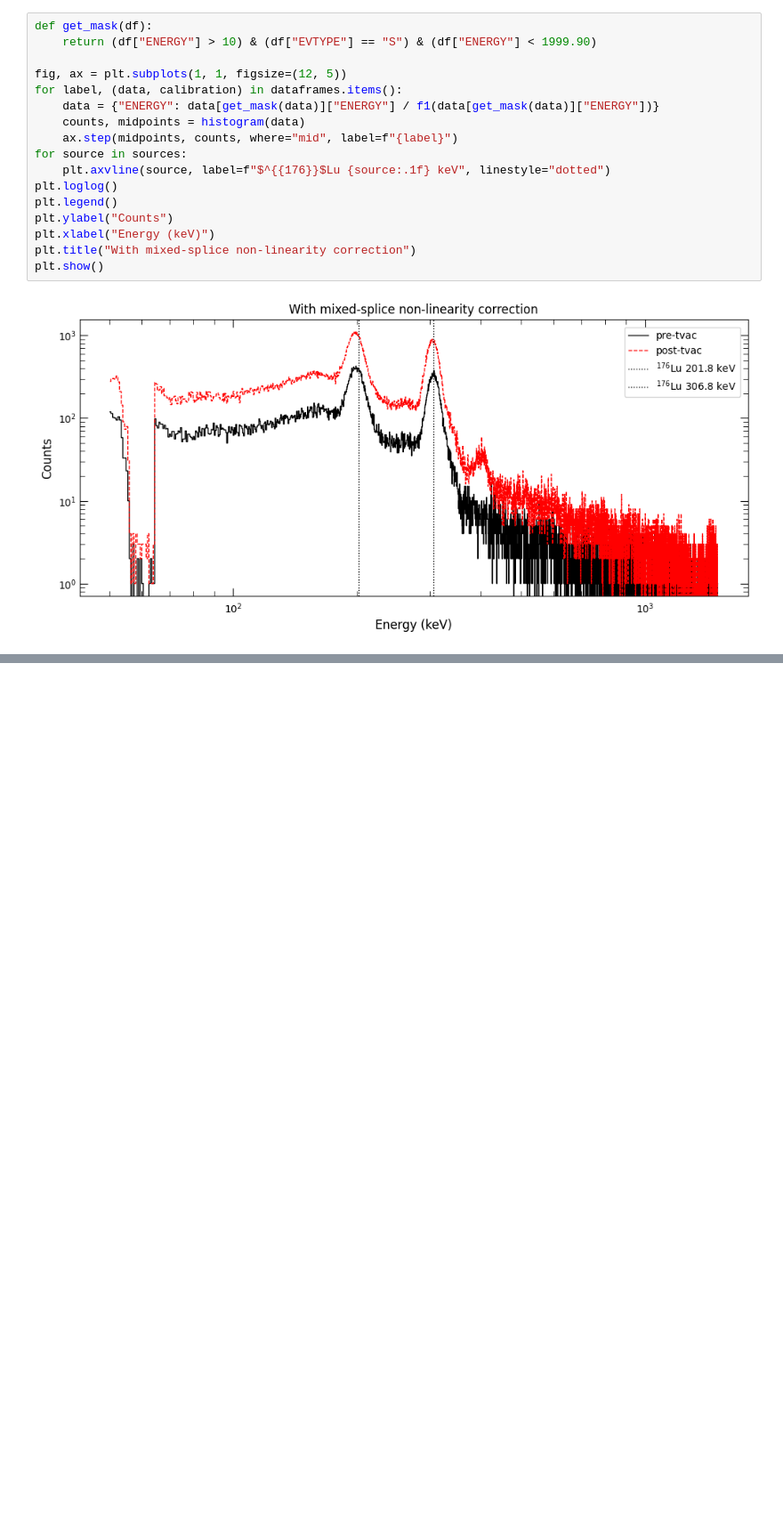
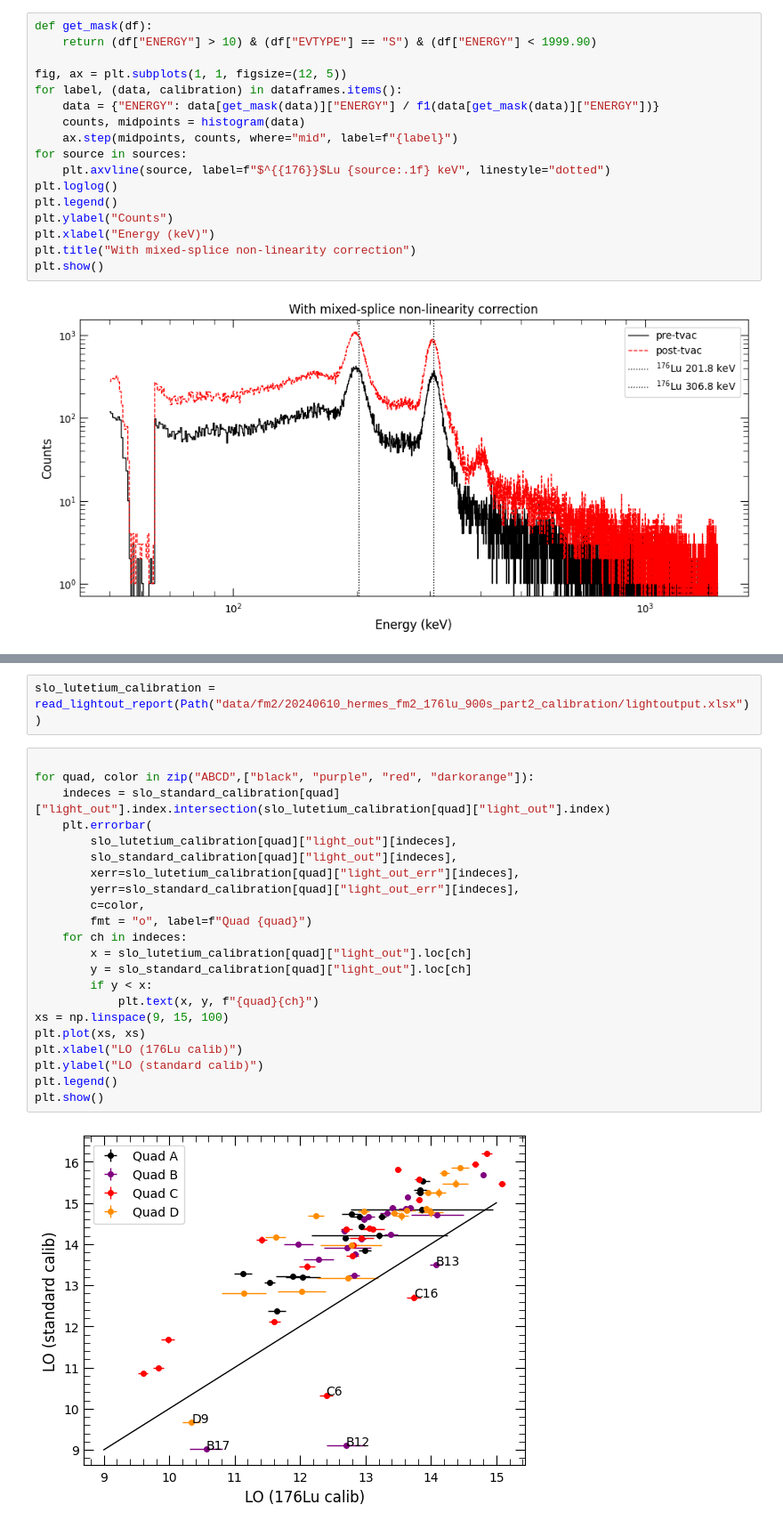
Before and after one commit to peppedilillo/notebooks, a Jupyter notebook: fm2_tvac.ipynb, the cells around one changed output, grey strips where cells are left out. Shown at 89% size. Saved outputs shown, nothing was run; the diff lists cells and outputs as text; blank space fills up the shorter version.

```diff
--- a/fm2_tvac.ipynb
+++ b/fm2_tvac.ipynb
@@ -179,0 +184,26 @@ plt.show()
+# %%
+slo_lutetium_calibration = read_lightout_report(Path("data/fm2/20240610_hermes_fm2_176lu_900s_part2_calibration/lightoutput.xlsx"))
+# %%
+
+for quad, color in zip("ABCD",["black", "purple", "red", "darkorange"]):
+    indeces = slo_standard_calibration[quad]["light_out"].index.intersection(slo_lutetium_calibration[quad]["light_out"].index)
+    plt.errorbar(
+        slo_lutetium_calibration[quad]["light_out"][indeces],
+        slo_standard_calibration[quad]["light_out"][indeces],
+        xerr=slo_lutetium_calibration[quad]["light_out_err"][indeces],
+        yerr=slo_standard_calibration[quad]["light_out_err"][indeces],
+        c=color,
+        fmt = "o", label=f"Quad {quad}")
+    for ch in indeces:
+        x = slo_lutetium_calibration[quad]["light_out"].loc[ch]
+        y = slo_standard_calibration[quad]["light_out"].loc[ch]
+        if y < x:
+            plt.text(x, y, f"{quad}{ch}")
+xs = np.linspace(9, 15, 100)
+plt.plot(xs, xs)
+plt.xlabel("LO (176Lu calib)")
+plt.ylabel("LO (standard calib)")
+plt.legend()
+plt.show()
+# %% [output]
+[figure, added]
```
Also changed, not shown: parts of 1 cell of this notebook.
